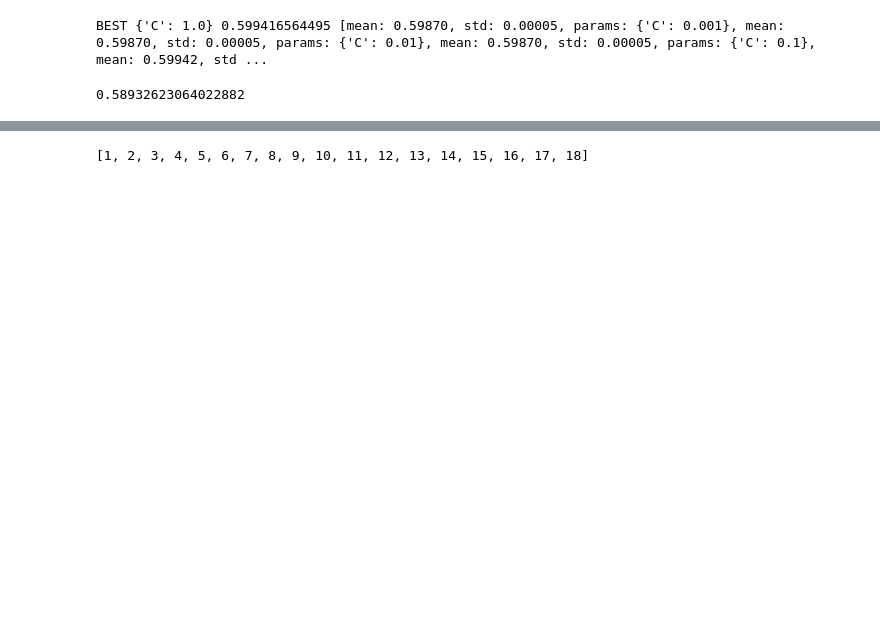
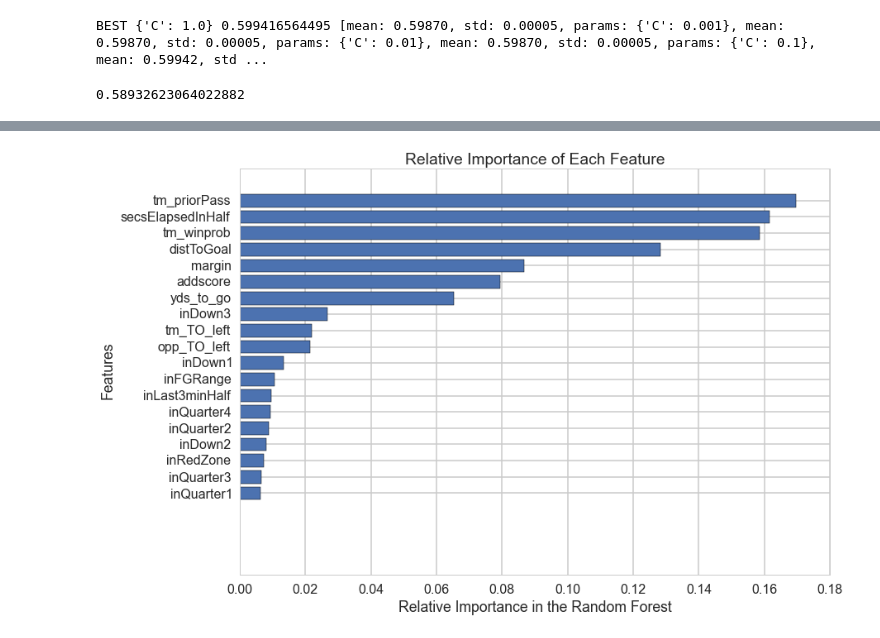
Before and after one commit to mdgoldberg/playprediction, a Jupyter notebook: Gilfix NB.ipynb, the cells around one changed output, grey strips where cells are left out. Saved outputs shown, nothing was run; the diff lists cells and outputs as text; code cells hidden in the pictures; blank space fills up the shorter version.

```diff
--- a/Gilfix NB.ipynb
+++ b/Gilfix NB.ipynb
@@ -155,7 +155,8 @@ df["inQuarter1"] = (df["quarter"] == 1.)*1.0
 df["inQuarter2"] = (df["quarter"] == 2.)*1.0
 df["inQuarter3"] = (df["quarter"] == 3.)*1.0
 df["inQuarter4"] = (df["quarter"] == 4.)*1.0
-lcols = ['distToGoal',"inDown3","inDown2","inDown1",'inQuarter4',"inQuarter3","inQuarter2","inQuarter1",'secsElapsedInHalf',"margin","yds_to_go","tm_TO_left","opp_TO_left","inFGRange", "inRedZone", "tm_winprob","inLast3minHalf", "tm_priorPass"]
+df["addscore"] = df["tm_score"] + df["opp_score"]
+lcols = ['distToGoal',"inDown3","inDown2","inDown1",'inQuarter4',"inQuarter3","inQuarter2","inQuarter1",'secsElapsedInHalf',"margin","yds_to_go","addscore","tm_TO_left","opp_TO_left","inFGRange", "inRedZone", "tm_winprob","inLast3minHalf", "tm_priorPass"]
 # %%
 df[["RESP"]] = df[["RESP"]].astype(int)
 df.RESP.unique()
@@ -297,5 +277,5 @@ from sklearn.ensemble import RandomForestClassifier
 
 clfForest = RandomForestClassifier()
 
-parameters = {"n_estimators": range(1,100)}
-clfForest, Xtrain, ytrain, Xtest, ytest = do_classify2(clfForest, parameters, df, lcols, 'RESP', 1, mask=mask, score_func='f1', n_jobs=4) # could add njobs to the mix to run them in parallel
+parameters = {"n_estimators": range(1,40)}
+clfForest, Xtrain, ytrain, Xtest, ytest = do_classify(clfForest, parameters, df, lcols, u'RESP', 1, mask=mask, score_func='f1') # could add njobs to the mix to run them in parallel
@@ -302,4 +291,12 @@ clfForest, Xtrain, ytrain, Xtest, ytest = do_classify2(clfForest, parameters, df
-# %%
-range(1,19)
-# %% [output]
-[1, 2, 3, 4, 5, 6, 7, 8, 9, 10, 11, 12, 13, 14, 15, 16, 17, 18]
+# %%
+importance_list = clfForest.feature_importances_
+name_list = lcols
+importance_list, name_list = zip(*sorted(zip(importance_list, name_list)))
+plt.barh(range(len(name_list)),importance_list,align='center')
+plt.yticks(range(len(name_list)),name_list)
+plt.xlabel('Relative Importance in the Random Forest')
+plt.ylabel('Features')
+plt.title('Relative Importance of Each Feature')
+plt.show()
+# %% [output]
+[figure, added]
```
Also changed, not shown: parts of 15 cells of this notebook.
